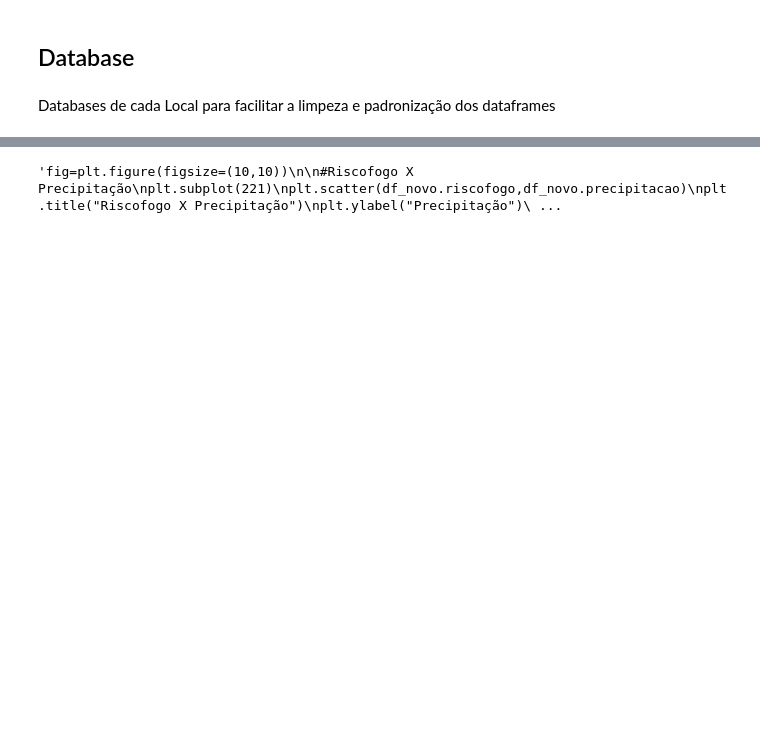
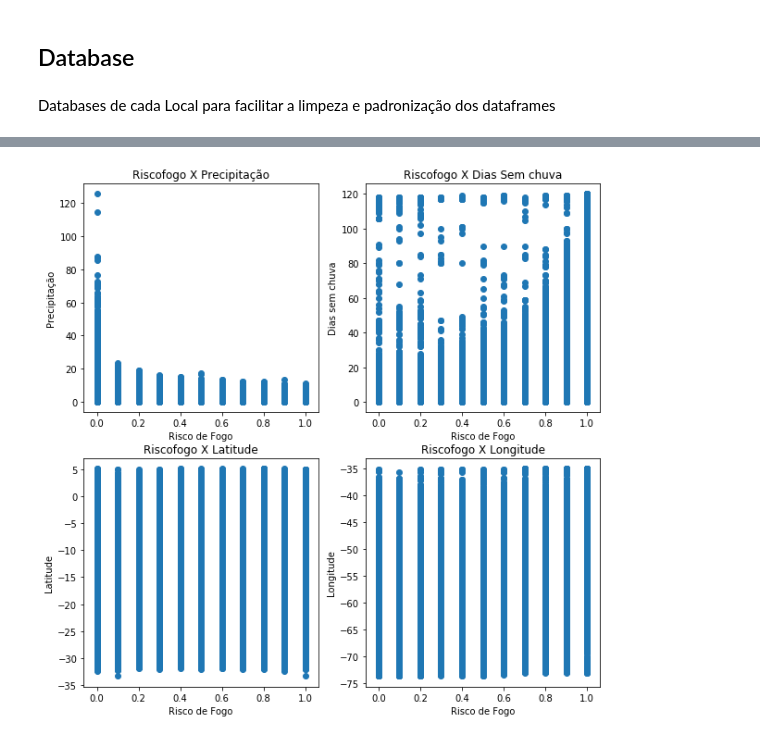
Before and after one commit to HeMatita/MonoNasa, a Jupyter notebook: databases.ipynb, the cells around one changed output, grey strips where cells are left out. Drawn from its saved outputs; the diff is of its cells as text; code cells hidden in the pictures; blank space fills up the shorter version.

```diff
--- a/databases.ipynb
+++ b/databases.ipynb
@@ -141,37 +85,37 @@ sns.heatmap(df_novo.corr(),annot= True, fmt='.1f')
 # %%
-'''fig=plt.figure(figsize=(10,10))
+fig=plt.figure(figsize=(10,10))
 
 #Riscofogo X Precipitação
 plt.subplot(221)
 plt.scatter(df_novo.riscofogo,df_novo.precipitacao)
 plt.title("Riscofogo X Precipitação")
 plt.ylabel("Precipitação")
 plt.xlabel("Risco de Fogo")
 
 #Riscofogo X Dias Sem chuva
 plt.subplot(222)
 plt.scatter(df_novo.riscofogo,df_novo.diasemchuva)
 plt.title("Riscofogo X Dias Sem chuva")
 plt.ylabel("Dias sem chuva")
 plt.xlabel("Risco de Fogo")
 
 #Riscofogo X Latitude
 plt.subplot(223)
 plt.scatter(df_novo.riscofogo,df_novo.latitude)
 plt.title("Riscofogo X Latitude")
 plt.ylabel("Latitude")
 plt.xlabel("Risco de Fogo")
 
 #Riscofogo X Longitude
 plt.subplot(224)
 plt.scatter(df_novo.riscofogo,df_novo.longitude)
 plt.title("Riscofogo X Longitude")
 plt.ylabel("Longitude")
 plt.xlabel("Risco de Fogo")
 
-plt.show()'''
+plt.show()
 # %% [output]
-'fig=plt.figure(figsize=(10,10))\n\n#Riscofogo X Precipitação\nplt.subplot(221)\nplt.scatter(df_novo.riscofogo,df_novo.precipitacao)\nplt.title("Riscofogo X Precipitação")\nplt.ylabel("Precipitação")\ ...
+[figure, added]
 # %%
 fig=plt.figure(figsize=(15,10))
 
```
Also changed, not shown: parts of 30 cells of this notebook.
